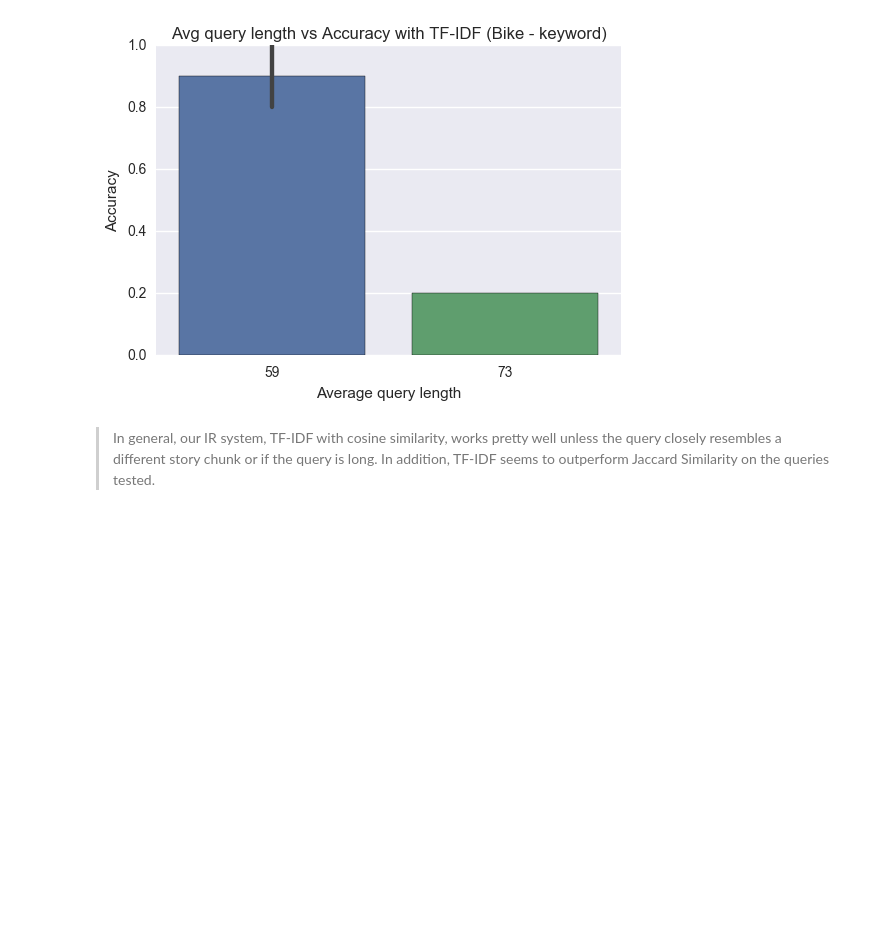
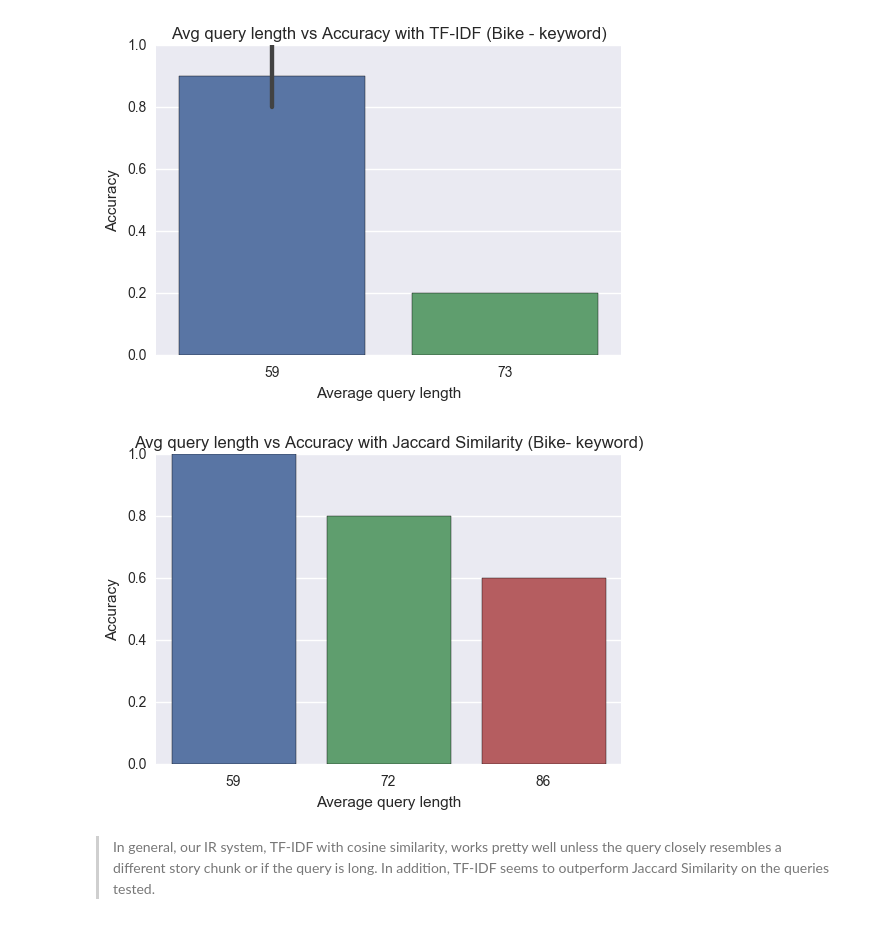
Before and after one commit to jonhilgart22/Galvanize-NLP, a Jupyter notebook: Final_Project/NLP_final-Jonathan-Hilgart.ipynb, the cells around one changed output. Drawn from its saved outputs; the diff is of its cells as text; code cells hidden in the pictures; blank space fills up the shorter version.

```diff
--- a/Final_Project/NLP_final-Jonathan-Hilgart.ipynb
+++ b/Final_Project/NLP_final-Jonathan-Hilgart.ipynb
@@ -977,11 +977,13 @@ plt.xlabel('Average query length');
 [figure]
 # %%
 plt.title('Avg query length vs Accuracy with Jaccard Similarity (Bike- keyword)')
-sns.barplot(x=[avg_query_one_pocket_jacc,avg_len_query_two_pocket_jacc,avg_len_query_three_pocket_jacc],\
-           y=[acc_one_pocket_jacc,acc_two_pocket_jacc,acc_three_pocket_jacc])
+sns.barplot(x=[avg_query_one_bike_jacc,avg_len_query_two_bike_jacc,avg_len_query_three_bike_jacc],\
+           y=[acc_one_bike_jacc,acc_two_bike_jacc,acc_three_bike_jacc])
 plt.ylabel('Accuracy')
 plt.xlabel('Average query length')
 plt.ylim(0,1);
+# %% [output]
+[figure, added]
 # %% [markdown]
 > In general, our IR system, TF-IDF with cosine similarity, works pretty well unless the query closely resembles a different story chunk or if the query is long. In addition, TF-IDF seems to outperform Jaccard Similarity on the queries tested.
 # %% [markdown]
```
Also changed, not shown: parts of 5 cells of this notebook.
